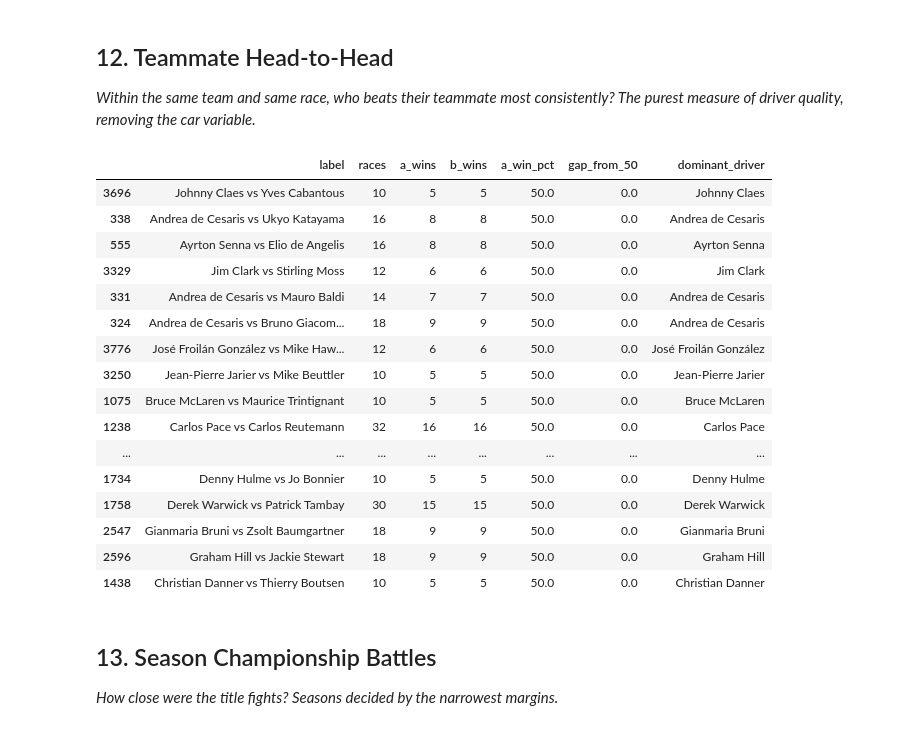
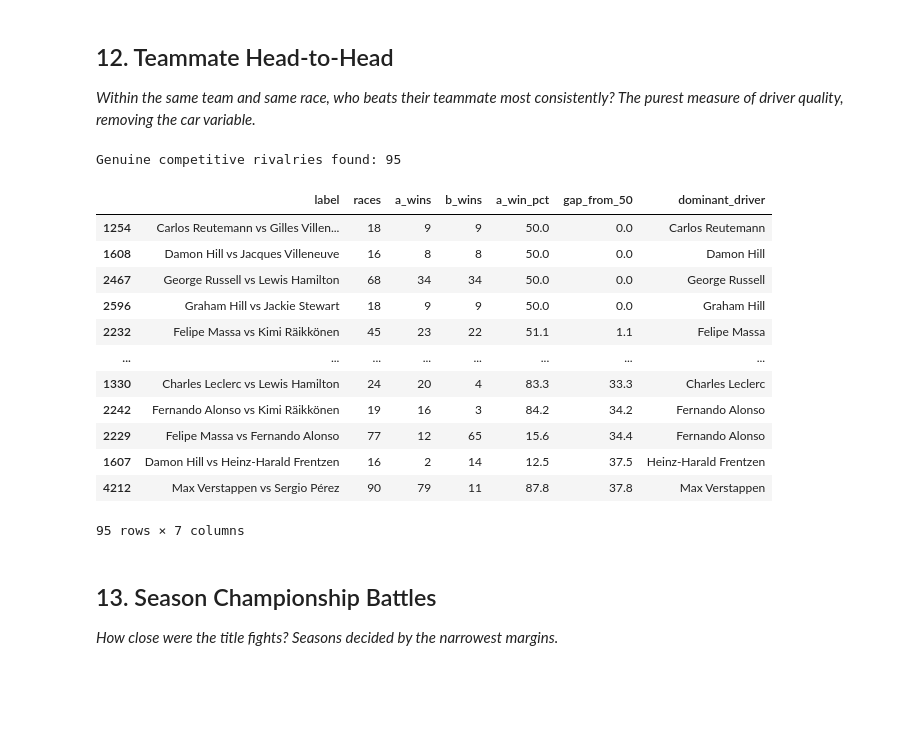
Before and after one commit to MamadouLamineDiamban/f1_data_engine, a Jupyter notebook: notebooks/f1_statistical_analysis.ipynb, the cells around one changed output. Saved outputs shown, nothing was run; the diff lists cells and outputs as text; code cells hidden in the pictures; blank space fills up the shorter version.

Commit message:
fix: s12 H2H filter - both drivers must have 3+ wins, removes junior pairings

```diff
--- a/notebooks/f1_statistical_analysis.ipynb
+++ b/notebooks/f1_statistical_analysis.ipynb
@@ -950,70 +950,75 @@ pairs = race_results.merge(
     race_results[race_ids + ['driver_fullname', 'position']],
     on=race_ids, suffixes=('_a', '_b')
 )
-# Keep only pairs where driver A beats driver B (avoids duplicates and self-match)
 pairs = pairs[pairs['driver_fullname_a'] < pairs['driver_fullname_b']].copy()
 pairs['a_won'] = pairs['position_a'] < pairs['position_b']
 
 htm = pairs.groupby(['driver_fullname_a', 'driver_fullname_b']).agg(
-    races = ('a_won', 'count'),
-    a_wins = ('a_won', 'sum'),
+    races   = ('a_won', 'count'),
+    a_wins  = ('a_won', 'sum'),
 ).reset_index()
-htm['b_wins'] = htm['races'] - htm['a_wins']
-htm['a_win_pct'] = (htm['a_wins'] / htm['races'] * 100).round(1)
-htm['label'] = htm['driver_fullname_a'] + '  vs  ' + htm['driver_fullname_b']
+htm['b_wins']     = htm['races'] - htm['a_wins']
+htm['a_win_pct']  = (htm['a_wins'] / htm['races'] * 100).round(1)
+htm['label']      = htm['driver_fullname_a'] + '  vs  ' + htm['driver_fullname_b']
 
-# Only pairs with 10+ shared races for statistical relevance
-htm_sig = htm[htm['races'] >= 10].copy()
+# ---- KEY FILTER: both drivers must be genuine GP winners (3+ wins) ----
+# This eliminates junior/development teammates (e.g. Tsunoda, Gasly at AlphaTauri)
+# and ensures we only see duels between drivers who could realistically win races.
+career_wins = df[df['is_win']].groupby('driver_fullname')['is_win'].sum()
+winners_3plus = set(career_wins[career_wins >= 3].index)
+
+htm_sig = htm[
+    (htm['races'] >= 15) &                              # min 15 shared races
+    (htm['driver_fullname_a'].isin(winners_3plus)) &    # both must have won
+    (htm['driver_fullname_b'].isin(winners_3plus))
+].copy()
+
 htm_sig['dominance'] = htm_sig['a_win_pct'].apply(lambda x: x if x >= 50 else 100 - x)
+htm_sig['gap_from_50'] = (htm_sig['a_win_pct'] - 50).abs().round(1)
 htm_sig['dominant_driver'] = htm_sig.apply(
     lambda r: r['driver_fullname_a'] if r['a_wins'] >= r['b_wins'] else r['driver_fullname_b'], axis=1
 )
 
-# ---- Closeness index: distance from perfect 50/50 ----
-# 0 = perfectly equal, 50 = total one-sided domination
-htm_sig['gap_from_50'] = (htm_sig['a_win_pct'] - 50).abs().round(1)
+print(f"Genuine competitive rivalries found: {len(htm_sig)}")
 
-# Chart 12a — Most closely contested rivalries (min 20 shared races — narratively significant)
-contested = htm_sig[htm_sig['races'] >= 20].sort_values('gap_from_50').head(20)
-contested['balance_bar'] = 100 - contested['gap_from_50']   # higher = more balanced
+# Chart 12a — Most closely contested among genuine GP winners
+contested = htm_sig.sort_values('gap_from_50').head(20)
 
 fig = px.bar(
     contested.sort_values('gap_from_50', ascending=False),
     x='a_win_pct', y='label', orientation='h',
     color='gap_from_50', color_continuous_scale='RdYlGn_r',
     hover_data=['races', 'a_wins', 'b_wins'],
-    title='Most Closely Contested Teammate Rivalries (Min. 20 Shared Races)',
-    labels={'a_win_pct': f'Win % — Driver A', 'label': '', 'gap_from_50': 'Gap from 50/50'},
+    title='Most Closely Contested Teammate Rivalries<br><sup>Only drivers with 3+ career wins — Min. 15 shared races</sup>',
+    labels={'a_win_pct': 'Win % — Driver A (alphabetical)', 'label': '', 'gap_from_50': 'Gap from 50/50'},
     range_color=[0, 30]
 )
 fig.add_vline(x=50, line_dash='dash', line_color='white',
               annotation_text='50 / 50', annotation_position='top',
               annotation_font_color='white')
 fig.update_coloraxes(colorbar_title='Gap from 50%')
 fig.update_layout(height=700)
 fig.show()
 
-# Table — Top 25 most contested (sorted by gap from 50)
-htm_display = htm_sig[htm_sig['races'] >= 10].sort_values('gap_from_50').head(25)
-htm_display[['label', 'races', 'a_wins', 'b_wins', 'a_win_pct', 'gap_from_50', 'dominant_driver']]
+# Table — all competitive rivalries sorted by closeness
+htm_sig.sort_values('gap_from_50')[
+    ['label', 'races', 'a_wins', 'b_wins', 'a_win_pct', 'gap_from_50', 'dominant_driver']
+]
 # %% [output]
+Genuine competitive rivalries found: 95
 |  | label | races | a_wins | b_wins | a_win_pct | gap_from_50 | dominant_driver |
-| 3696 | Johnny Claes vs Yves Cabantous | 10 | 5 | 5 | 50.0 | 0.0 | Johnny Claes |
-| 338 | Andrea de Cesaris vs Ukyo Katayama | 16 | 8 | 8 | 50.0 | 0.0 | Andrea de Cesaris |
-| 555 | Ayrton Senna vs Elio de Angelis | 16 | 8 | 8 | 50.0 | 0.0 | Ayrton Senna |
-| 3329 | Jim Clark vs Stirling Moss | 12 | 6 | 6 | 50.0 | 0.0 | Jim Clark |
-| 331 | Andrea de Cesaris vs Mauro Baldi | 14 | 7 | 7 | 50.0 | 0.0 | Andrea de Cesaris |
-| 324 | Andrea de Cesaris vs Bruno Giacom... | 18 | 9 | 9 | 50.0 | 0.0 | Andrea de Cesaris |
-| 3776 | José Froilán González vs Mike Haw... | 12 | 6 | 6 | 50.0 | 0.0 | José Froilán González |
-| 3250 | Jean-Pierre Jarier vs Mike Beuttler | 10 | 5 | 5 | 50.0 | 0.0 | Jean-Pierre Jarier |
-| 1075 | Bruce McLaren vs Maurice Trintignant | 10 | 5 | 5 | 50.0 | 0.0 | Bruce McLaren |
-| 1238 | Carlos Pace vs Carlos Reutemann | 32 | 16 | 16 | 50.0 | 0.0 | Carlos Pace |
+| 1254 | Carlos Reutemann vs Gilles Villen... | 18 | 9 | 9 | 50.0 | 0.0 | Carlos Reutemann |
+| 1608 | Damon Hill vs Jacques Villeneuve | 16 | 8 | 8 | 50.0 | 0.0 | Damon Hill |
+| 2467 | George Russell vs Lewis Hamilton | 68 | 34 | 34 | 50.0 | 0.0 | George Russell |
+| 2596 | Graham Hill vs Jackie Stewart | 18 | 9 | 9 | 50.0 | 0.0 | Graham Hill |
+| 2232 | Felipe Massa vs Kimi Räikkönen | 45 | 23 | 22 | 51.1 | 1.1 | Felipe Massa |
 | ... | ... | ... | ... | ... | ... | ... | ... |
-| 1734 | Denny Hulme vs Jo Bonnier | 10 | 5 | 5 | 50.0 | 0.0 | Denny Hulme |
-| 1758 | Derek Warwick vs Patrick Tambay | 30 | 15 | 15 | 50.0 | 0.0 | Derek Warwick |
-| 2547 | Gianmaria Bruni vs Zsolt Baumgartner | 18 | 9 | 9 | 50.0 | 0.0 | Gianmaria Bruni |
-| 2596 | Graham Hill vs Jackie Stewart | 18 | 9 | 9 | 50.0 | 0.0 | Graham Hill |
-| 1438 | Christian Danner vs Thierry Boutsen | 10 | 5 | 5 | 50.0 | 0.0 | Christian Danner |
+| 1330 | Charles Leclerc vs Lewis Hamilton | 24 | 20 | 4 | 83.3 | 33.3 | Charles Leclerc |
+| 2242 | Fernando Alonso vs Kimi Räikkönen | 19 | 16 | 3 | 84.2 | 34.2 | Fernando Alonso |
+| 2229 | Felipe Massa vs Fernando Alonso | 77 | 12 | 65 | 15.6 | 34.4 | Fernando Alonso |
+| 1607 | Damon Hill vs Heinz-Harald Frentzen | 16 | 2 | 14 | 12.5 | 37.5 | Heinz-Harald Frentzen |
+| 4212 | Max Verstappen vs Sergio Pérez | 90 | 79 | 11 | 87.8 | 37.8 | Max Verstappen |
+95 rows × 7 columns
 # %% [markdown]
 ## 13. Season Championship Battles
 
```
Also changed, not shown: 1 other file.
